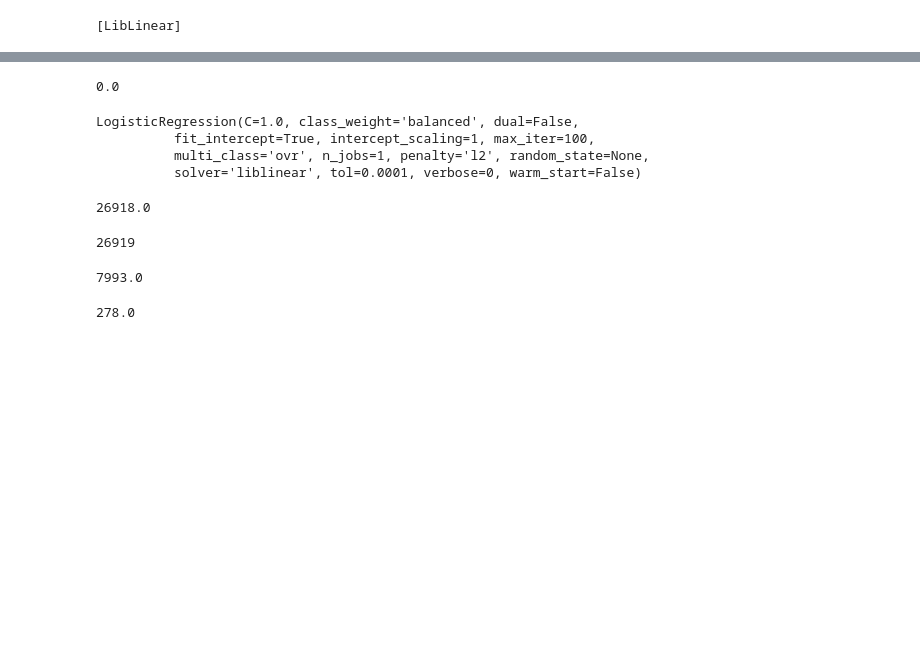
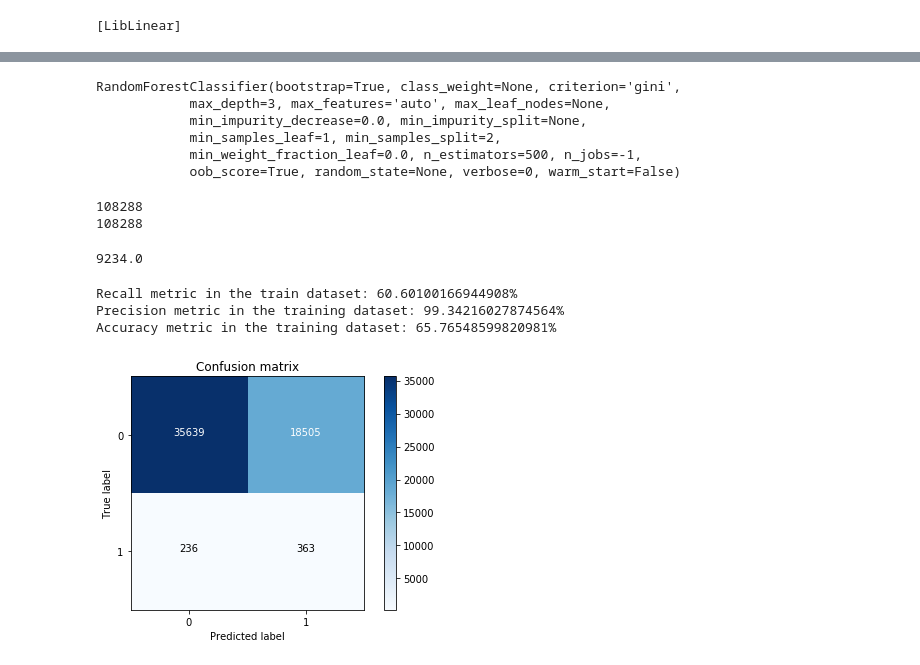
Before and after one commit to t-phill/mlb_injuries, a Jupyter notebook: notebooks/new.ipynb, the cells around one changed output, grey strips where cells are left out. Cells and saved outputs as stored; diff of their text form; code cells hidden in the pictures; blank space fills up the shorter version.

```diff
--- a/notebooks/new.ipynb
+++ b/notebooks/new.ipynb
@@ -352,2 +350,0 @@ clf = RandomForestClassifier(random_state=0, n_jobs=-1, class_weight="balanced",
-# %%
-clf.fit(X_train, y_train)
@@ -386,4 +355,13 @@ RandomForestClassifier(bootstrap=True, class_weight='balanced',
+# %%
+rf = RandomForestClassifier(n_estimators = 500, n_jobs=-1, oob_score=True, max_depth=3)
+# %%
+rf.fit(X_train_res, y_train_res)
+# %% [output]
+RandomForestClassifier(bootstrap=True, class_weight=None, criterion='gini',
+            max_depth=3, max_features='auto', max_leaf_nodes=None,
+            min_impurity_decrease=0.0, min_impurity_split=None,
+            min_samples_leaf=1, min_samples_split=2,
+            min_weight_fraction_leaf=0.0, n_estimators=500, n_jobs=-1,
+            oob_score=True, random_state=None, verbose=0, warm_start=False)
 # %%
-clf.predict(X_test).sum()
+y_pred = rf.predict(X_test)
-# %% [output]
-0.0
@@ -392,7 +367,0 @@ lr = LogisticRegression(class_weight='balanced')
-# %%
-lr.fit(X_std, y_train)
-# %% [output]
-LogisticRegression(C=1.0, class_weight='balanced', dual=False,
-          fit_intercept=True, intercept_scaling=1, max_iter=100,
-          multi_class='ovr', n_jobs=1, penalty='l2', random_state=None,
-          solver='liblinear', tol=0.0001, verbose=0, warm_start=False)
@@ -401,16 +368,26 @@ y_pred = lr.predict(X_test)
-# %%
-y_pred.sum()
-# %% [output]
-26918.0
-# %%
-len(y_test)
-# %% [output]
-26919
-# %%
-y_pre.sum()
-# %% [output]
-7993.0
-# %%
-y_test.sum()
-# %% [output]
-278.0
+# %%
+print(len(X_train_res))
+print(len(y_train_res))
+y_pred.sum()
+# %% [output]
+108288
+108288
+9234.0
+# %%
+y_train_pre = rf.predict(X_train)
+
+cnf_matrix_tra = confusion_matrix(y_train, y_train_pre)
+
+print("Recall metric in the train dataset: {}%".format(100*cnf_matrix_tra[1,1]/(cnf_matrix_tra[1,0]+cnf_matrix_tra[1,1])))
+print("Precision metric in the training dataset: {}%".format(100*cnf_matrix_tra[0,0]/(cnf_matrix_tra[0,0]+cnf_matrix_tra[1,0])))
+print("Accuracy metric in the training dataset: {}%".format(100*(cnf_matrix_tra[0,0] + cnf_matrix_tra[1,1])/(cnf_matrix_tra[0,0]+cnf_matrix_tra[1,1]+cnf_matrix_tra[0,1]+cnf_matrix_tra[1,0])))
+
+class_names = [0,1]
+plt.figure()
+plot_confusion_matrix(cnf_matrix_tra , classes=class_names, title='Confusion matrix')
+plt.show()
+# %% [output]
+Recall metric in the train dataset: 60.60100166944908%
+Precision metric in the training dataset: 99.34216027874564%
+Accuracy metric in the training dataset: 65.76548599820981%
+[figure, added]
```
Also changed, not shown: parts of 34 cells of this notebook.
